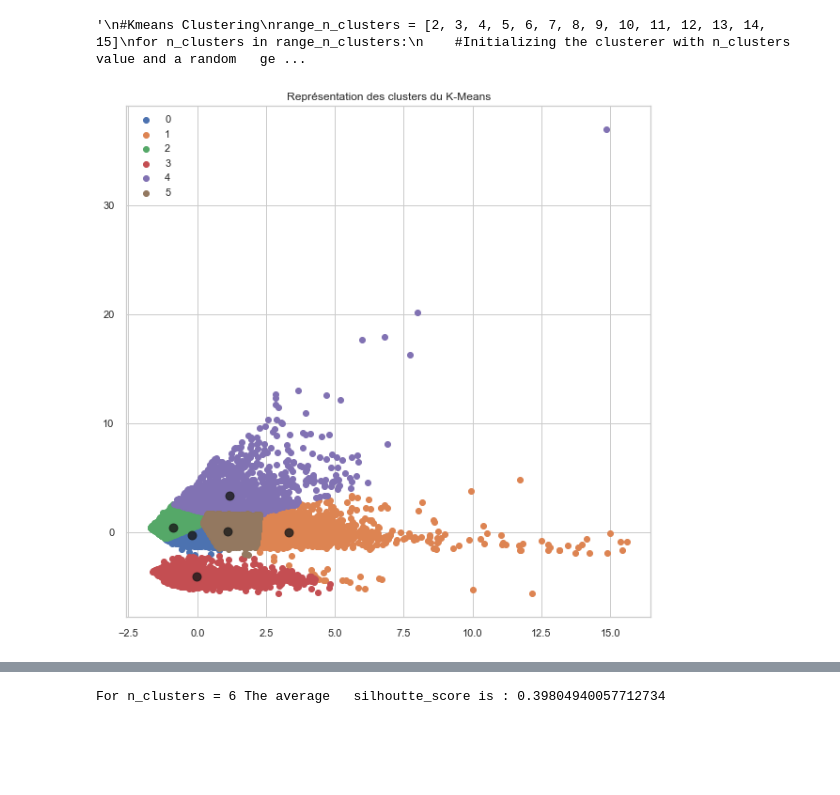
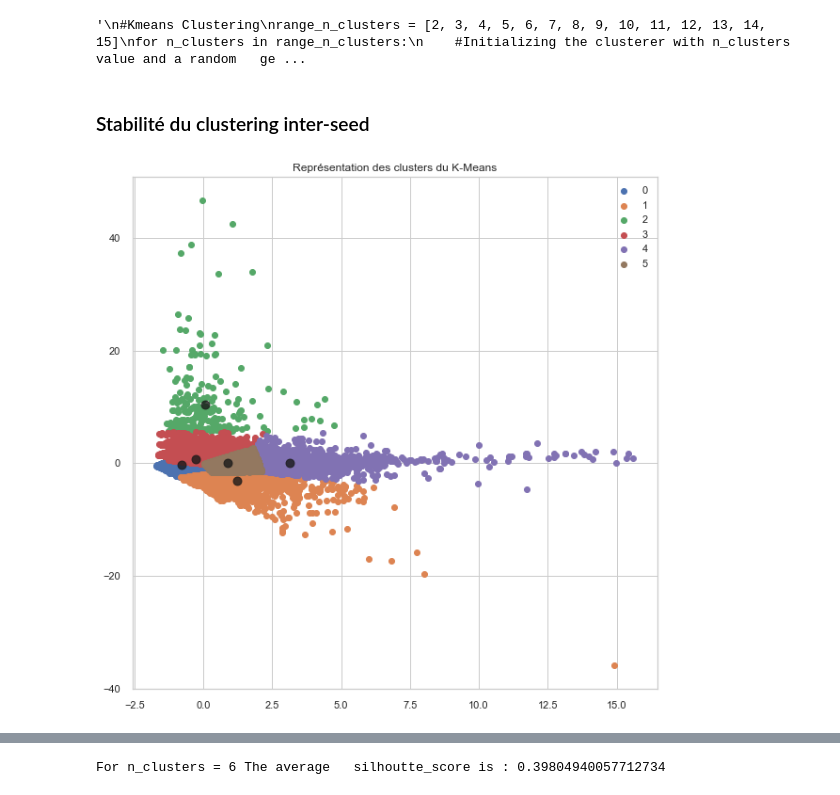
Before and after one commit to anbaut/Segmentez-les-clients-d-un-site-e-commerce, a Jupyter notebook: P4_notebookanalyse.ipynb, the cells around one changed output, grey strips where cells are left out. Saved outputs shown, nothing was run; the diff lists cells and outputs as text; code cells hidden in the pictures; blank space fills up the shorter version.

```diff
--- a/P4_notebookanalyse.ipynb
+++ b/P4_notebookanalyse.ipynb
@@ -43,15 +43,15 @@ pd.set_option('float_format', '{:f}'.format)
 # %% [markdown]
 ## Import des datasets fournis par le client
 # %%
-df_customers = pd.read_csv("Projet_4/olist_customers_dataset.csv", sep=',')
-df_geolocation = pd.read_csv("Projet_4/olist_geolocation_dataset.csv", sep=',')
-df_order_items = pd.read_csv("Projet_4/olist_order_items_dataset.csv", sep=',')
-df_order_payments = pd.read_csv("Projet_4/olist_order_payments_dataset.csv", sep=',')
-df_order_reviews = pd.read_csv("Projet_4/olist_order_reviews_dataset.csv", sep=',')
-df_orders = pd.read_csv("Projet_4/olist_orders_dataset.csv", sep=',')
-df_products = pd.read_csv("Projet_4/olist_products_dataset.csv", sep=',')
-df_sellers = pd.read_csv("Projet_4/olist_sellers_dataset.csv", sep=',')
-df_category_name_translation = pd.read_csv("Projet_4/product_category_name_translation.csv", sep=',')
+df_customers = pd.read_csv("olist_customers_dataset.csv", sep=',')
+df_geolocation = pd.read_csv("olist_geolocation_dataset.csv", sep=',')
+df_order_items = pd.read_csv("olist_order_items_dataset.csv", sep=',')
+df_order_payments = pd.read_csv("olist_order_payments_dataset.csv", sep=',')
+df_order_reviews = pd.read_csv("olist_order_reviews_dataset.csv", sep=',')
+df_orders = pd.read_csv("olist_orders_dataset.csv", sep=',')
+df_products = pd.read_csv("olist_products_dataset.csv", sep=',')
+df_sellers = pd.read_csv("olist_sellers_dataset.csv", sep=',')
+df_category_name_translation = pd.read_csv("product_category_name_translation.csv", sep=',')
 # %% [markdown]
 ### Analyse de chaque dataset
 # %%
@@ -981,19 +977,21 @@ for n_clusters in range_n_clusters:
     '''
 # %% [output]
 '\n#Kmeans Clustering\nrange_n_clusters = [2, 3, 4, 5, 6, 7, 8, 9, 10, 11, 12, 13, 14, 15]\nfor n_clusters in range_n_clusters:\n    #Initializing the clusterer with n_clusters value and a random   ge ...
+# %% [markdown]
+### Stabilité du clustering inter-seed
 # %%
-km = KMeans(n_clusters=6)
+km = KMeans(n_clusters=6, random_state=1)
 label = km.fit_predict(pca_components)
 centroids = km.cluster_centers_
-u_labels = np.unique(label)
+u_labels_1 = np.unique(label)
 plt.figure(figsize=(10, 10))
 
-for i in u_labels:
+for i in u_labels_1:
     plt.scatter(pca_components[label == i, 0], pca_components[label == i, 1], label=i)
 plt.scatter(centroids[:, 0], centroids[:, 1], s=80, alpha=0.8, color='k')
 
 plt.legend()
 plt.title('Représentation des clusters du K-Means')
 plt.show()
 # %% [output]
-[figure, old version]
+[figure, new version]
```
Also changed, not shown: parts of 26 cells of this notebook.
